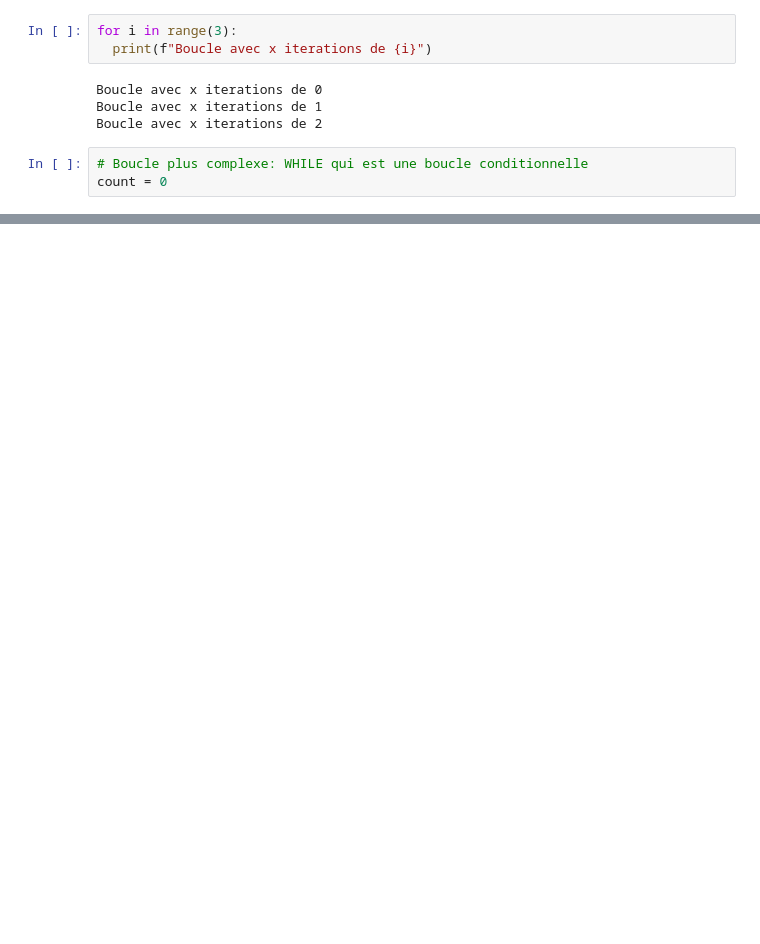
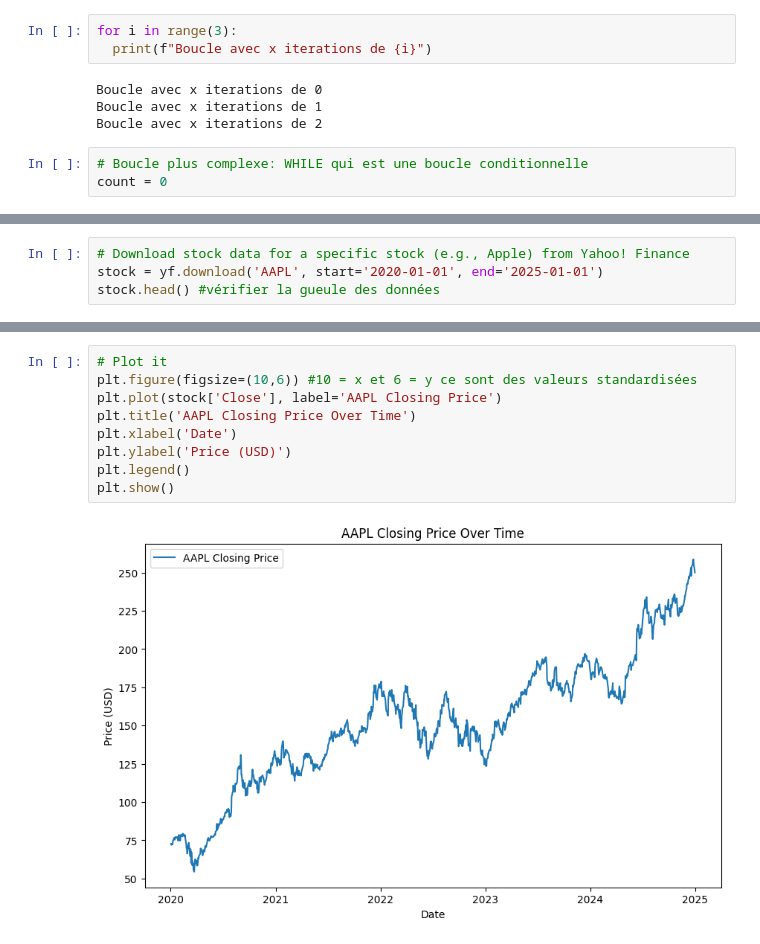
Before and after one commit to MalekGroune57/IAE_METZ_DATA, a Jupyter notebook: TD_DATA4FUNDS.ipynb, the cells around one changed output, grey strips where cells are left out. Saved outputs shown, nothing was run; the diff lists cells and outputs as text; blank space fills up the shorter version.

```diff
--- a/TD_DATA4FUNDS.ipynb
+++ b/TD_DATA4FUNDS.ipynb
@@ -114,0 +279,4 @@ Hello,Malek !!!
+# %%
+# Download stock data for a specific stock (e.g., Apple) from Yahoo! Finance
+stock = yf.download('AAPL', start='2020-01-01', end='2025-01-01')
+stock.head() #vérifier la gueule des données
@@ -114,0 +293,11 @@ Hello,Malek !!!
+# %%
+# Plot it
+plt.figure(figsize=(10,6)) #10 = x et 6 = y ce sont des valeurs standardisées
+plt.plot(stock['Close'], label='AAPL Closing Price')
+plt.title('AAPL Closing Price Over Time')
+plt.xlabel('Date')
+plt.ylabel('Price (USD)')
+plt.legend()
+plt.show()
+# %% [output]
+[figure, added]
```
Also changed, not shown: parts of 49 cells of this notebook.
